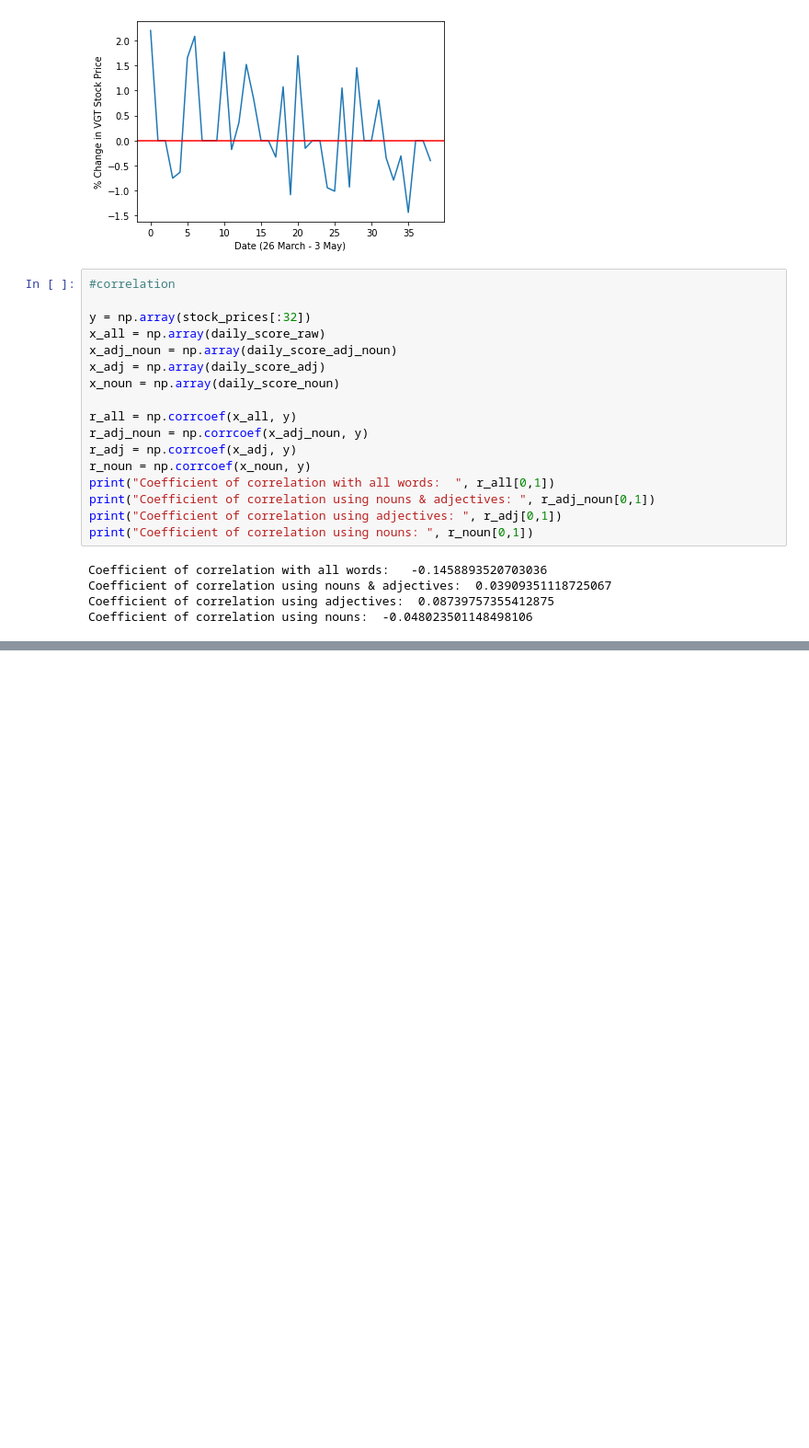
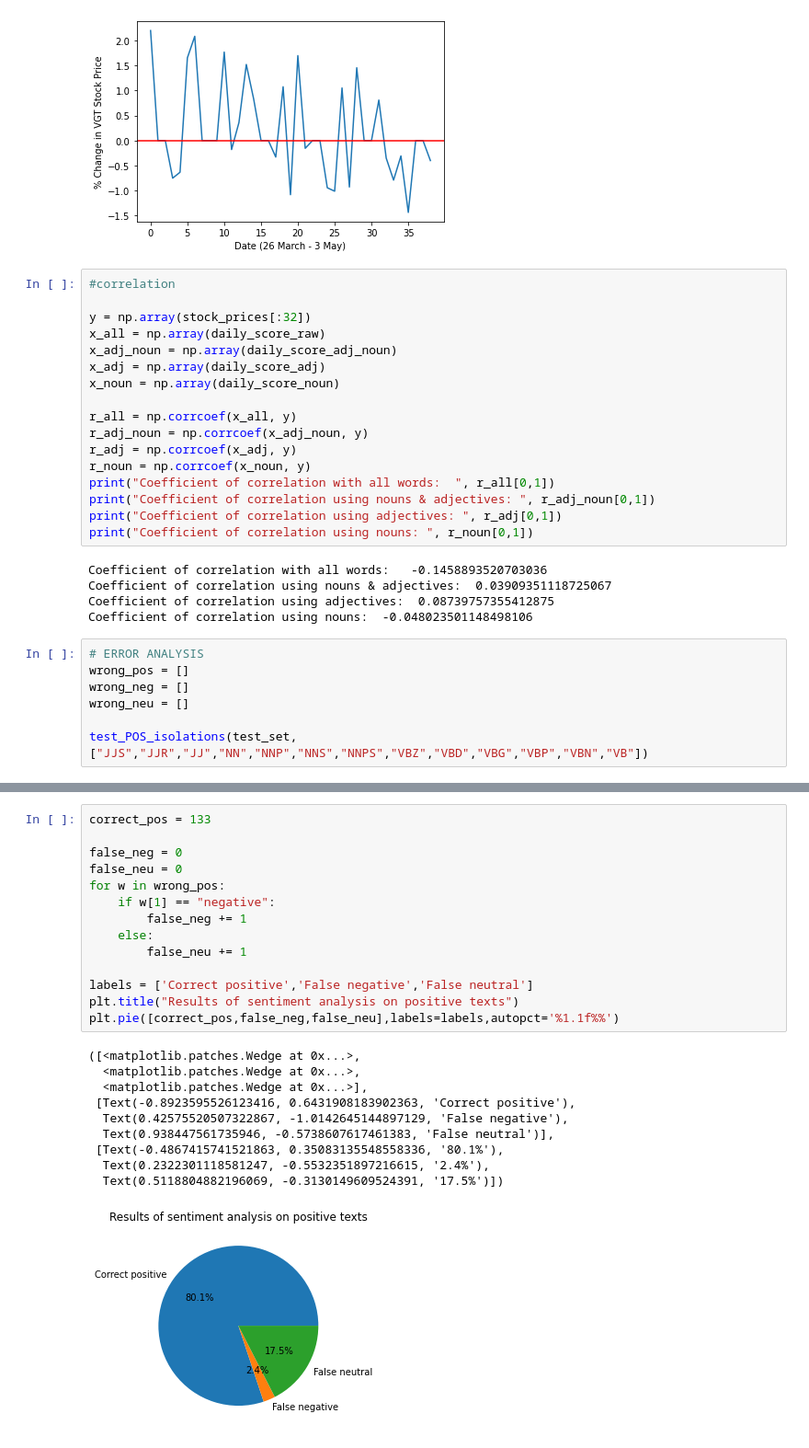
Before and after one commit to mjvar/tech-news-sentiment-analysis, a Jupyter notebook: tech-news-sentiment-final.ipynb, the cells around one changed output, grey strips where cells are left out. Shown at 92% size. Drawn from its saved outputs; the diff is of its cells as text; blank space fills up the shorter version.

Commit message:
Error analysis

```diff
--- a/tech-news-sentiment-final.ipynb
+++ b/tech-news-sentiment-final.ipynb
@@ -584,3 +608,10 @@ Coefficient of correlation with all words:   -0.1458893520703036
 Coefficient of correlation using nouns & adjectives:  0.03909351118725067
 Coefficient of correlation using adjectives:  0.08739757355412875
 Coefficient of correlation using nouns:  -0.048023501148498106
+# %%
+# ERROR ANALYSIS
+wrong_pos = []
+wrong_neg = []
+wrong_neu = []
+
+test_POS_isolations(test_set, ["JJS","JJR","JJ","NN","NNP","NNS","NNPS","VBZ","VBD","VBG","VBP","VBN","VB"])
@@ -586,0 +626,25 @@ Coefficient of correlation using nouns:  -0.048023501148498106
+# %%
+correct_pos = 133
+
+false_neg = 0
+false_neu = 0
+for w in wrong_pos:
+    if w[1] == "negative":
+        false_neg += 1
+    else:
+        false_neu += 1
+
+labels = ['Correct positive','False negative','False neutral']
+plt.title("Results of sentiment analysis on positive texts")
+plt.pie([correct_pos,false_neg,false_neu],labels=labels,autopct='%1.1f%%')
+# %% [output]
+([<matplotlib.patches.Wedge at 0x...>,
+  <matplotlib.patches.Wedge at 0x...>,
+  <matplotlib.patches.Wedge at 0x...>],
+ [Text(-0.8923595526123416, 0.6431908183902363, 'Correct positive'),
+  Text(0.42575520507322867, -1.0142645144897129, 'False negative'),
+  Text(0.938447561735946, -0.5738607617461383, 'False neutral')],
+ [Text(-0.4867415741521863, 0.35083135548558336, '80.1%'),
+  Text(0.2322301118581247, -0.5532351897216615, '2.4%'),
+  Text(0.5118804882196069, -0.3130149609524391, '17.5%')])
+[figure, added]
```
Also changed, not shown: parts of 27 cells of this notebook.
